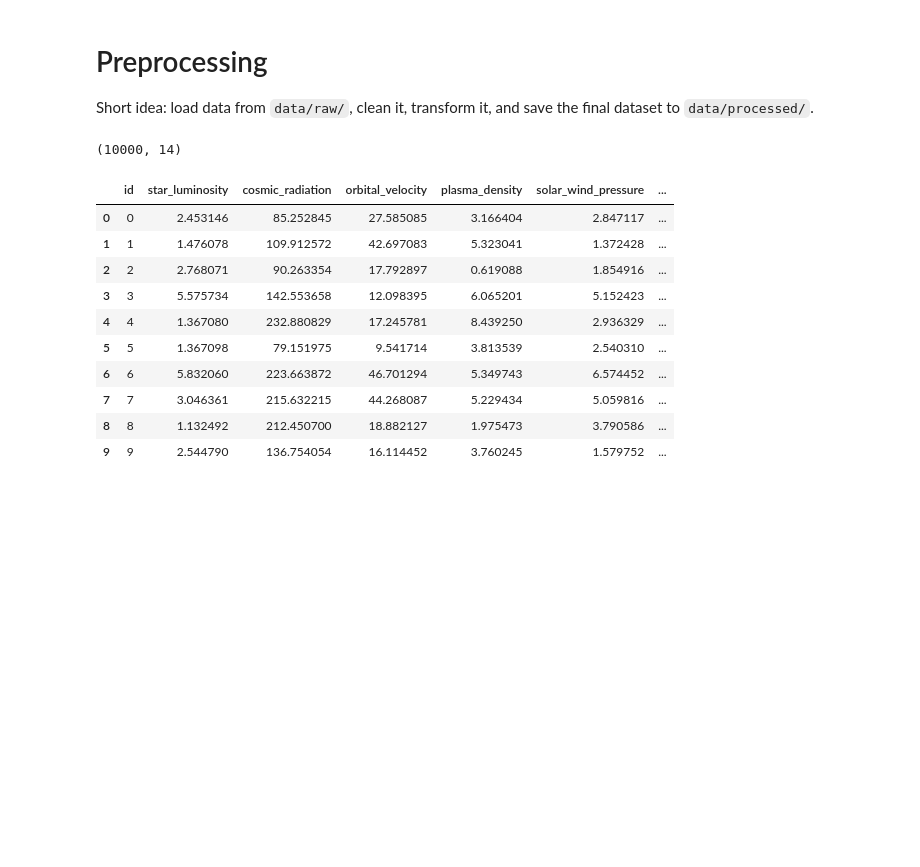
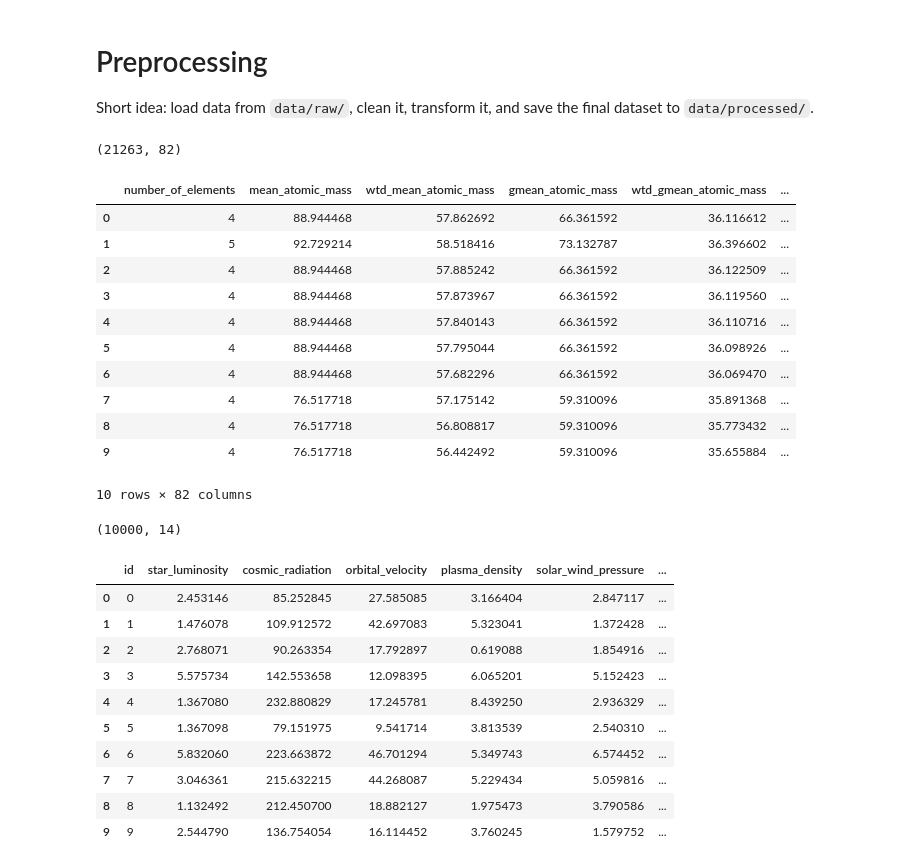
Before and after one commit to DavidDiestreR/AutoML-AdvancedML, a Jupyter notebook: notebooks/preprocessing.ipynb, the cells around one changed output. Saved outputs shown, nothing was run; the diff lists cells and outputs as text; code cells hidden in the pictures; blank space fills up the shorter version.

Commit message:
supercond

```diff
--- a/notebooks/preprocessing.ipynb
+++ b/notebooks/preprocessing.ipynb
@@ -2,6 +2,25 @@
 # Preprocessing
 
 Short idea: load data from `data/raw/`, clean it, transform it, and save the final dataset to `data/processed/`.
+# %%
+import pandas as pd
+df_S = pd.read_csv("../data/raw/Superconductivity.csv")
+print(df_S.shape)
+display(df_S.head(10))
+# %% [output]
+(21263, 82)
+|  | number_of_elements | mean_atomic_mass | wtd_mean_atomic_mass | gmean_atomic_mass | wtd_gmean_atomic_mass | ... |
+| 0 | 4 | 88.944468 | 57.862692 | 66.361592 | 36.116612 | ... |
+| 1 | 5 | 92.729214 | 58.518416 | 73.132787 | 36.396602 | ... |
+| 2 | 4 | 88.944468 | 57.885242 | 66.361592 | 36.122509 | ... |
+| 3 | 4 | 88.944468 | 57.873967 | 66.361592 | 36.119560 | ... |
+| 4 | 4 | 88.944468 | 57.840143 | 66.361592 | 36.110716 | ... |
+| 5 | 4 | 88.944468 | 57.795044 | 66.361592 | 36.098926 | ... |
+| 6 | 4 | 88.944468 | 57.682296 | 66.361592 | 36.069470 | ... |
+| 7 | 4 | 76.517718 | 57.175142 | 59.310096 | 35.891368 | ... |
+| 8 | 4 | 76.517718 | 56.808817 | 59.310096 | 35.773432 | ... |
+| 9 | 4 | 76.517718 | 56.442492 | 59.310096 | 35.655884 | ... |
+10 rows × 82 columns
 # %%
 df_SI = pd.read_csv("../data/raw/StabIndex.csv")
 print(df_SI.shape)
```
Also changed, not shown: parts of 1 cell of this notebook, 2 other files.
